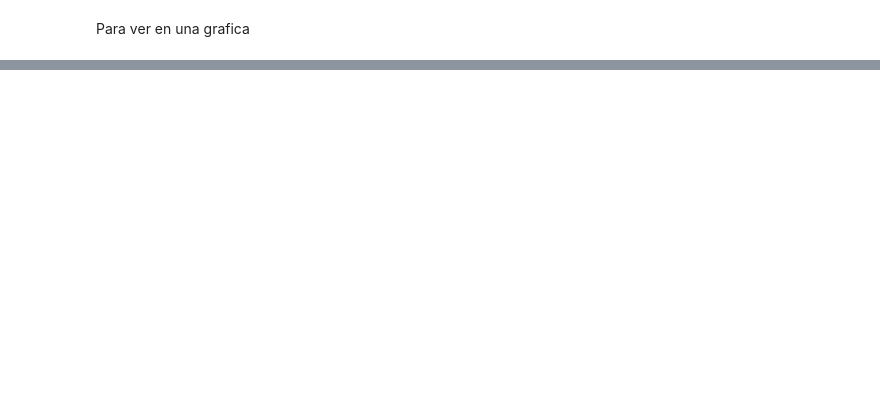
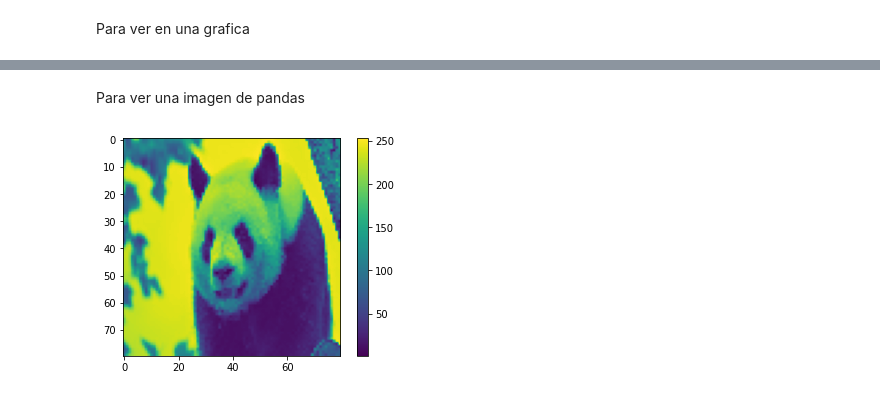
Before and after one commit to mozartMiBciBA/HolaMozart, a Jupyter notebook: Ej3Subir_procesar_Imagen.ipynb, the cells around one changed output, grey strips where cells are left out. Cells and saved outputs as stored; diff of their text form; code cells hidden in the pictures; blank space fills up the shorter version.

```diff
--- a/Ej3Subir_procesar_Imagen.ipynb
+++ b/Ej3Subir_procesar_Imagen.ipynb
@@ -88,0 +92,16 @@ plt.show()
+# %%
+ruta_pandas= "/content/pandas"
+pandas_training= []
+img_size=80
+
+# Ciclo for permite hacer lo mismo para cada una de las imagenes dentro de la carpeta
+for img in os.listdir(ruta_pandas):
+  img= cv2.imread(os.path.join(ruta_pandas, img))
+  img_gray = cv2.cvtColor(img, cv2.COLOR_BGR2GRAY)
+  img_gray_resize = cv2.resize(img_gray,(img_size, img_size))
+  pandas_training.append([img_gray_resize])
+
+
+print(len(pandas_training))
+#print(np.shape(pandas_training))
+print(pandas_training)
@@ -88,0 +126,11 @@ plt.show()
+# %% [markdown]
+Para ver una imagen de pandas
+# %%
+plt.figure()
+plt.imshow(np.squeeze(pandas_training[14])) # np.squeeze para reducir a un formato de 2
+# porque se tenia un formato de 3 dimensiones
+plt.colorbar()
+plt.grid(False)
+plt.show()
+# %% [output]
+[figure, added]
```
Also changed, not shown: parts of 5 cells of this notebook.
